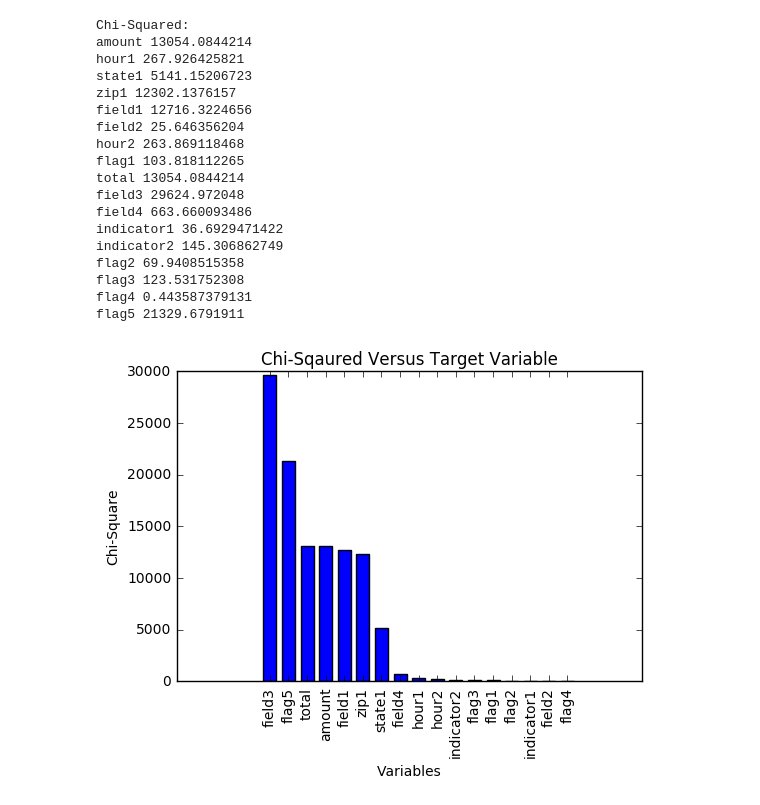
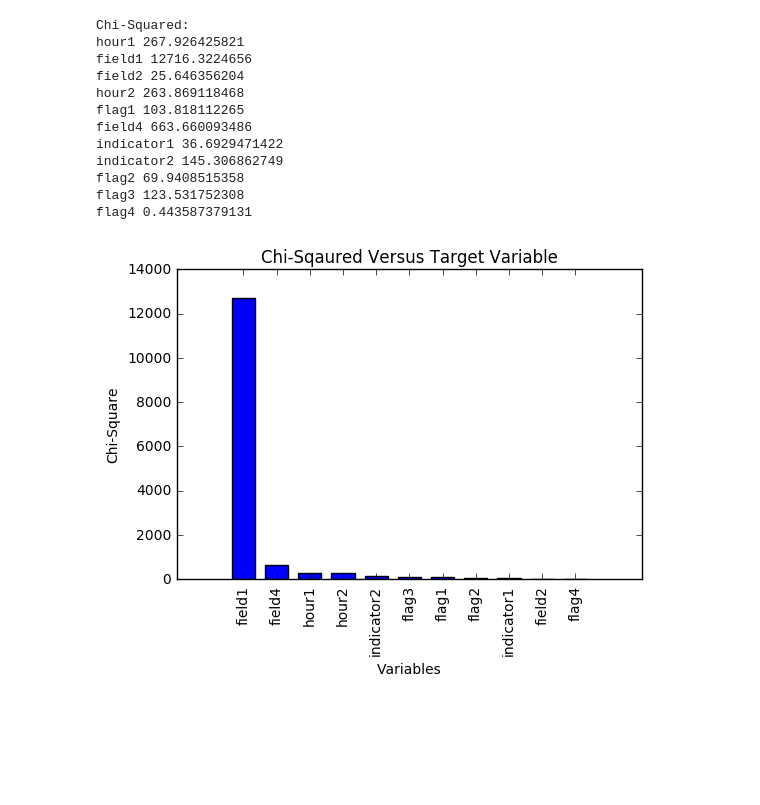
Before and after one commit to jonerra/Purdue_Data_Mining, a Jupyter notebook: StatExplore.ipynb, the cells around one changed output. Saved outputs shown, nothing was run; the diff lists cells and outputs as text; code cells hidden in the pictures; blank space fills up the shorter version.

```diff
--- a/StatExplore.ipynb
+++ b/StatExplore.ipynb
@@ -19,13 +19,16 @@ inputs = inputs.drop(['custAttr1', 'custAttr2'], 1)
 # Inputting the state missing value with the most common state
 inputs['state1'] = inputs['state1'].fillna(inputs['state1'].mode()[0])
 # %%
+# Create a data frame of only categorical values for chi-squared test
+categorical = inputs.drop(['amount', 'state1', 'zip1', 'total', 'field3', 'flag5'], 1)
+
 # Creating a chi-squared plot
 chi = []
 print('Chi-Squared:')
-for column in inputs:
+for column in categorical:
     try:
         # tab = pd.crosstab(index=numdf[target], columns=numdf[column])
-        tab = pd.crosstab(target['fraud'], inputs[column])
+        tab = pd.crosstab(target['fraud'], categorical[column])
     except KeyError:
         pass
     chi2 = chi2_contingency(tab)[0]
@@ -36,43 +39,37 @@ indices = np.argsort(chi)[::-1]
 
 columns= []
 for i in indices:
-        name = inputs.columns[i]
+        name = categorical.columns[i]
         if name != 'fraud':
             columns.append(name)
         else:
-            columns.append(inputs.columns[i+1])
+            columns.append(categorical.columns[i+1])
             # columns.append('status')
 
 x = []
 y = sorted(chi, reverse=True)
 for i in range(len(y)):
     x.append(i)
 plt.bar(x, y, width=0.7, align='center')
 plt.xticks(x, columns, rotation=90)
 plt.xlabel('Variables')
 plt.ylabel('Chi-Square')
 plt.title('Chi-Sqaured Versus Target Variable')
 plt.show()
 # %% [output]
 Chi-Squared:
-amount 13054.0844214
 hour1 267.926425821
-state1 5141.15206723
-zip1 12302.1376157
 field1 12716.3224656
 field2 25.646356204
 hour2 263.869118468
 flag1 103.818112265
-total 13054.0844214
-field3 29624.972048
 field4 663.660093486
 indicator1 36.6929471422
 indicator2 145.306862749
 flag2 69.9408515358
 flag3 123.531752308
 flag4 0.443587379131
-flag5 21329.6791911
-[figure, old version]
+[figure, new version]
 # %%
 # Converting state values to integers
 lbl = preprocessing.LabelEncoder()
```
Also changed, not shown: parts of 1 cell of this notebook, 2 other files.
